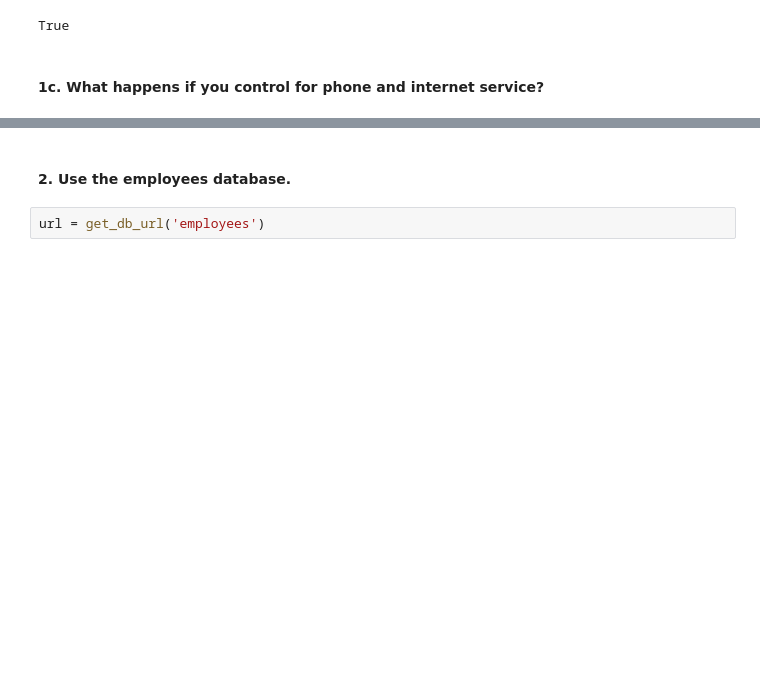
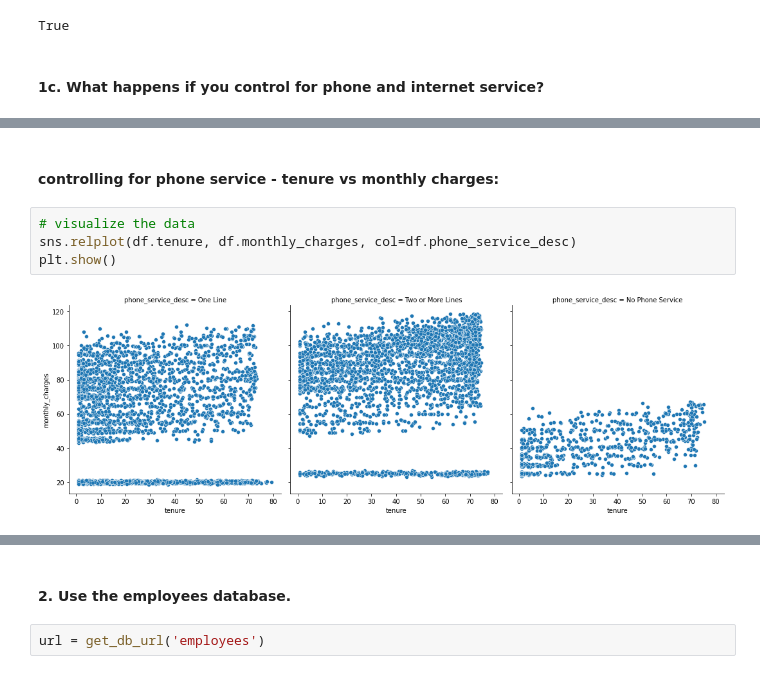
Before and after one commit to bensmith07/statistics-exercises, a Jupyter notebook: hypothesis_testing.ipynb, the cells around one changed output, grey strips where cells are left out. Saved outputs shown, nothing was run; the diff lists cells and outputs as text; blank space fills up the shorter version.

```diff
--- a/hypothesis_testing.ipynb
+++ b/hypothesis_testing.ipynb
@@ -318,0 +320,8 @@ True
+# %% [markdown]
+#### controlling for phone service - tenure vs monthly charges:
+# %%
+# visualize the data
+sns.relplot(df.tenure, df.monthly_charges, col=df.phone_service_desc)
+plt.show()
+# %% [output]
+[figure, added]
```
Also changed, not shown: parts of 45 cells of this notebook.
